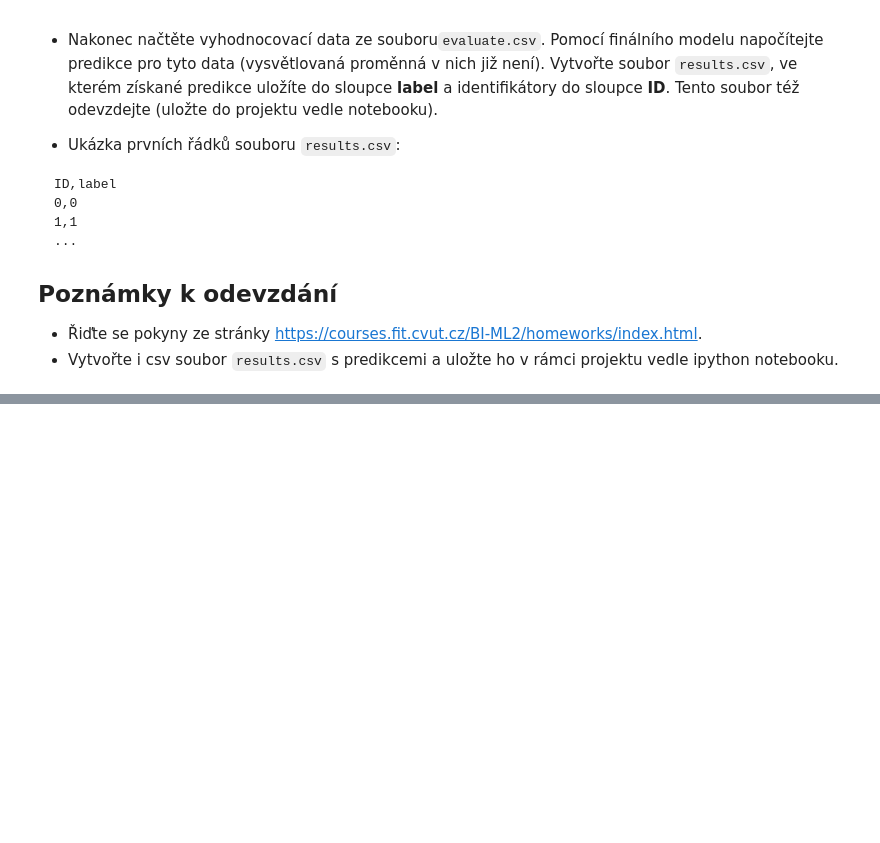
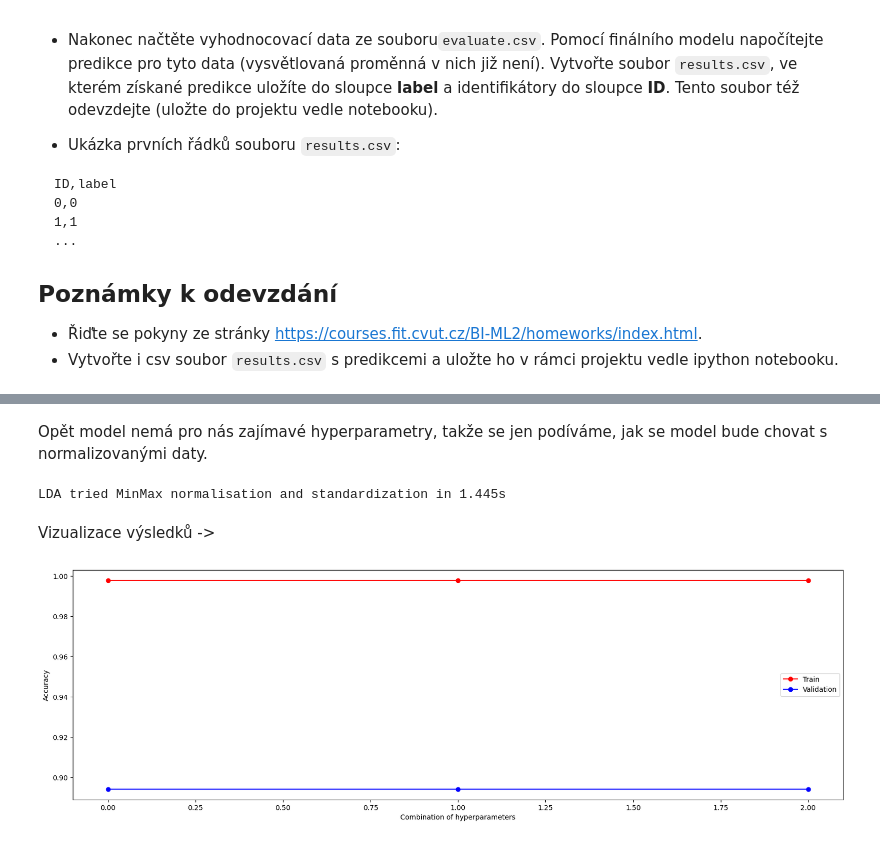
Before and after one commit to daKostych/BI-ML2-2024, a Jupyter notebook: 01/homework_01_B232.ipynb, the cells around one changed output, grey strips where cells are left out. Saved outputs shown, nothing was run; the diff lists cells and outputs as text; code cells hidden in the pictures; blank space fills up the shorter version.

```diff
--- a/01/homework_01_B232.ipynb
+++ b/01/homework_01_B232.ipynb
@@ -55,0 +343,35 @@ ID,label
+# %% [markdown]
+Opět model nemá pro nás zajímavé hyperparametry, takže se jen podíváme, jak se model bude chovat s normalizovanými daty.
+# %%
+val_acc = []
+train_acc = []
+
+st = time.time()
+
+for param in param_comb:
+    LDA_clf = LinearDiscriminantAnalysis()
+    if param['normalization'] == 'MinMax':
+        LDA_clf.fit(Xtrain_minMax, ytrain)
+        train_acc.append(metrics.accuracy_score(ytrain, LDA_clf.predict(Xtrain_minMax)))
+        val_acc.append(metrics.accuracy_score(yval, LDA_clf.predict(Xval_minMax)))
+    elif param['normalization'] == 'Standard':
+        LDA_clf.fit(Xtrain_standard, ytrain)
+        train_acc.append(metrics.accuracy_score(ytrain, LDA_clf.predict(Xtrain_standard)))
+        val_acc.append(metrics.accuracy_score(yval, LDA_clf.predict(Xval_standard)))
+    else:
+        LDA_clf.fit(Xtrain, ytrain)
+        train_acc.append(metrics.accuracy_score(ytrain, LDA_clf.predict(Xtrain)))
+        val_acc.append(metrics.accuracy_score(yval, LDA_clf.predict(Xval)))
+
+et = time.time()
+# %%
+print(f"LDA tried MinMax normalisation and standardization in{et - st : .03f}s")
+# %% [output]
+LDA tried MinMax normalisation and standardization in 1.445s
+# %% [markdown]
+Vizualizace výsledků ->
+# %%
+draw_acc(train_acc, val_acc)
+best_params = param_comb[np.argmax(val_acc)]
+# %% [output]
+[figure, added]
```
Also changed, not shown: parts of 120 cells of this notebook, 1 other file.
